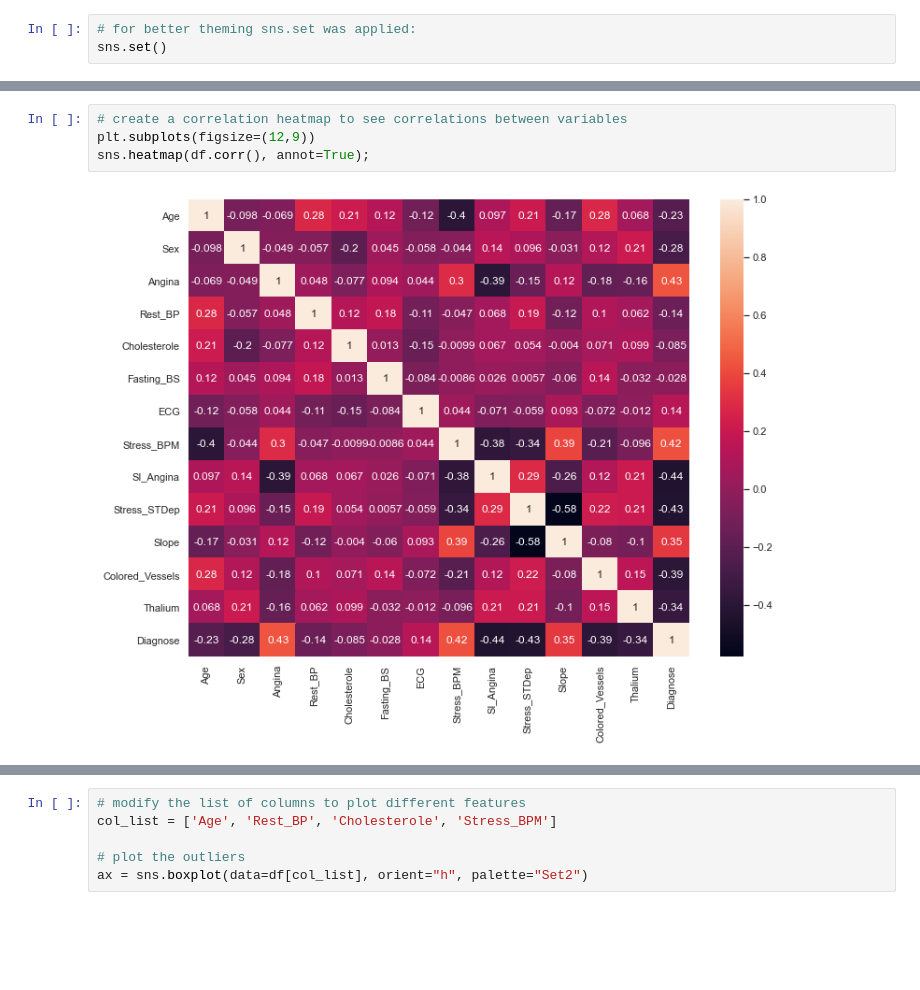
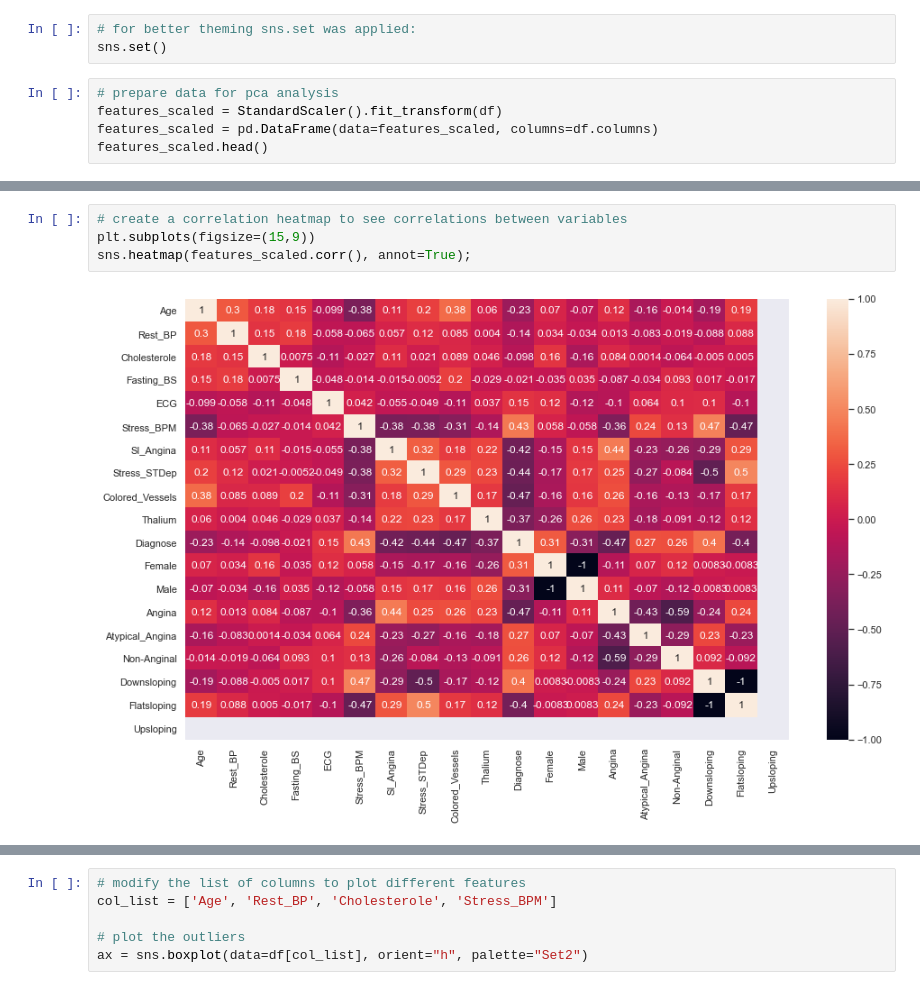
Before and after one commit to alakise/Heart-Disease, a Jupyter notebook: classification/classification.ipynb, the cells around one changed output, grey strips where cells are left out. Drawn from its saved outputs; the diff is of its cells as text; blank space fills up the shorter version.

```diff
--- a/classification/classification.ipynb
+++ b/classification/classification.ipynb
@@ -234,3 +234,8 @@ angina_types
 # %%
 # for better theming sns.set was applied:
 sns.set()
+# %%
+# prepare data for pca analysis
+features_scaled = StandardScaler().fit_transform(df)
+features_scaled = pd.DataFrame(data=features_scaled, columns=df.columns)
+features_scaled.head()
@@ -237,6 +249,6 @@ sns.set()
 # %%
 # create a correlation heatmap to see correlations between variables
-plt.subplots(figsize=(12,9))
-sns.heatmap(df.corr(), annot=True);
+plt.subplots(figsize=(15,9))
+sns.heatmap(features_scaled.corr(), annot=True);
 # %% [output]
-[figure, old version]
+[figure, new version]
```
Also changed, not shown: parts of 4 cells of this notebook.
